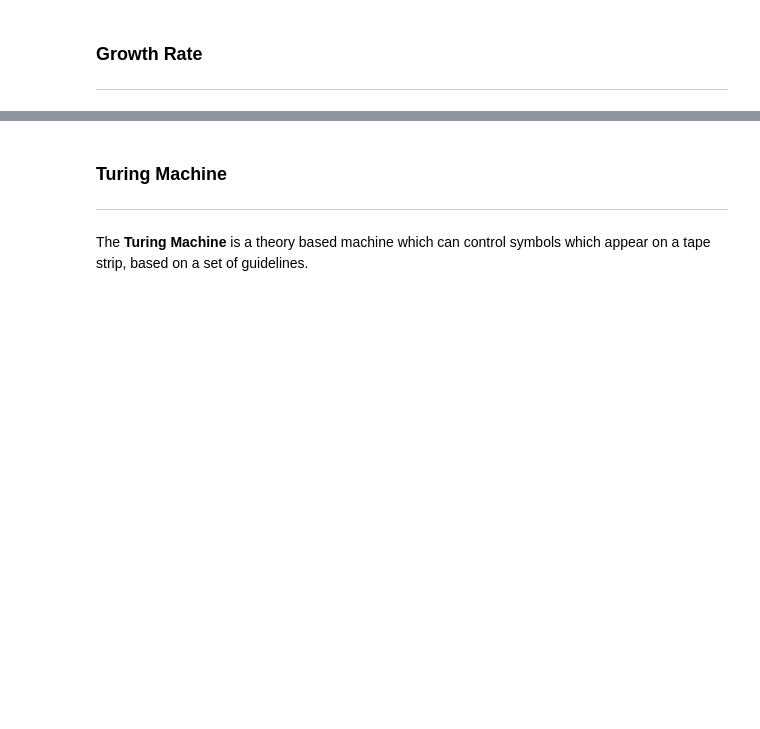
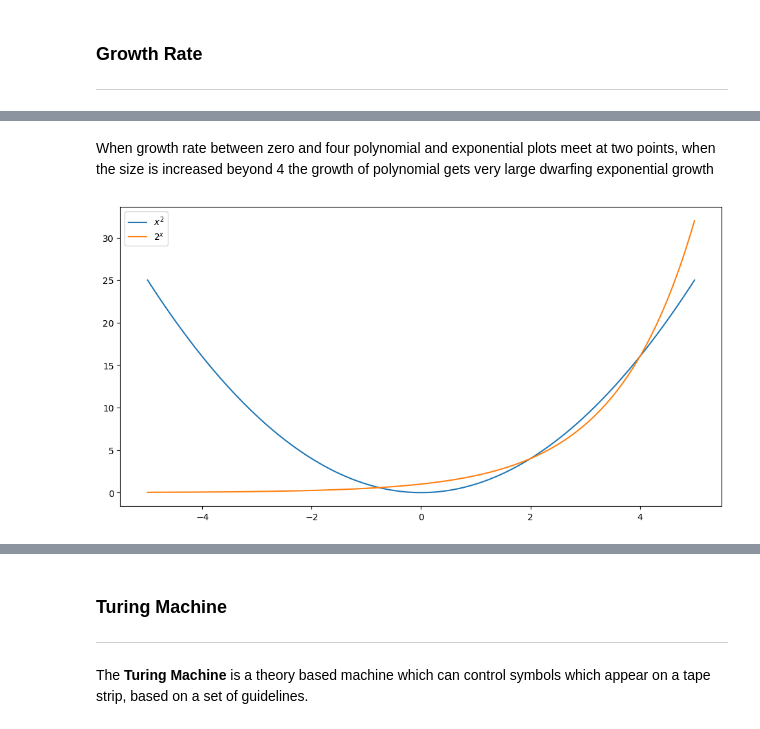
Before and after one commit to Rshocks/EmergingTechnology, a Jupyter notebook: notebooks/03)Computation.ipynb, the cells around one changed output, grey strips where cells are left out. Cells and saved outputs as stored; diff of their text form; code cells hidden in the pictures; blank space fills up the shorter version.

```diff
--- a/notebooks/03)Computation.ipynb
+++ b/notebooks/03)Computation.ipynb
@@ -39,0 +39,26 @@ plt.show();
+# %% [markdown]
+When growth rate between zero and four polynomial and exponential plots meet at two points, when the size is increased beyond 4 the growth of polynomial gets very large dwarfing exponential growth
+# %%
+# Numbers/Plotting. libary python
+import numpy as np
+import matplotlib.pyplot as plt #based on matlab
+
+# Create a figure.
+fig, ax = plt.subplots(figsize=(12, 6))
+
+# x values. linspace array of 1000 between -5 and 5
+x = np.linspace(-5.0, 5.0, 1000)
+
+# Plot polynomial.
+ax.plot(x, x**2, label="$x^2$")
+
+# Plot exponential.
+ax.plot(x, 2**x, label="$2^x$")
+
+# Legend.
+ax.legend()
+
+# Show.
+plt.show();
+# %% [output]
+[figure, added]
```
Also changed, not shown: parts of 8 cells of this notebook, 2 other files.
